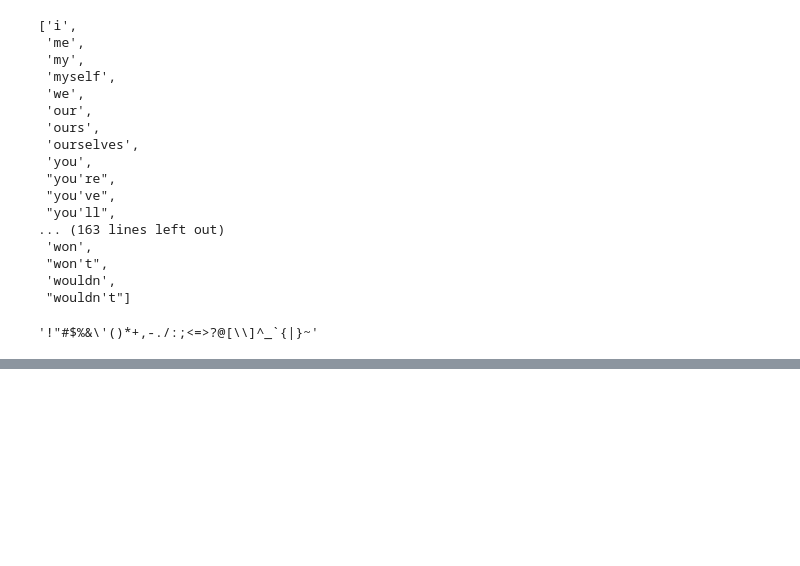
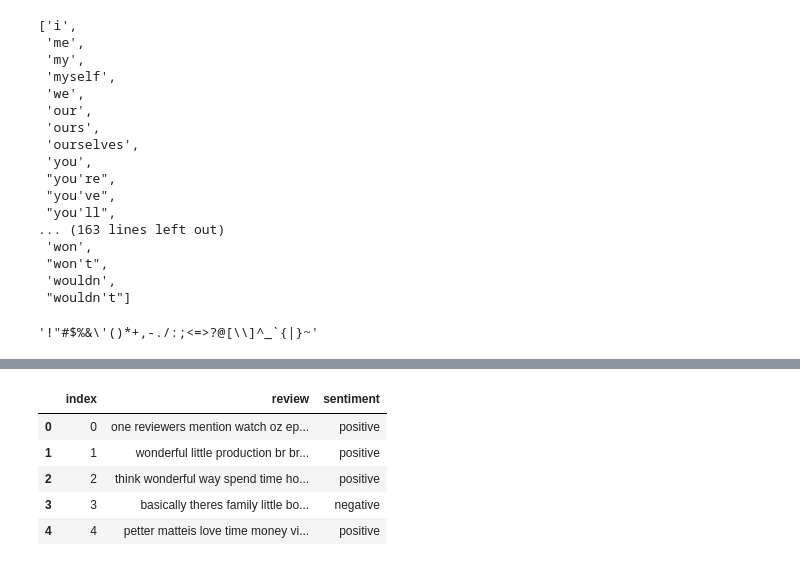
Before and after one commit to pank3004/Sentiment-Analysis, a Jupyter notebook: notebooks/expp1.ipynb, the cells around one changed output, grey strips where cells are left out. Cells and saved outputs as stored; diff of their text form; code cells hidden in the pictures; blank space fills up the shorter version.

```diff
--- a/notebooks/expp1.ipynb
+++ b/notebooks/expp1.ipynb
@@ -140,0 +154,9 @@ KeyboardInterrupt:
+# %%
+df.head()
+# %% [output]
+|  | index | review | sentiment |
+| 0 | 0 | one reviewers mention watch oz ep... | positive |
+| 1 | 1 | wonderful little production br br... | positive |
+| 2 | 2 | think wonderful way spend time ho... | positive |
+| 3 | 3 | basically theres family little bo... | negative |
+| 4 | 4 | petter matteis love time money vi... | positive |
```
Also changed, not shown: parts of 22 cells of this notebook, 27 other files.
